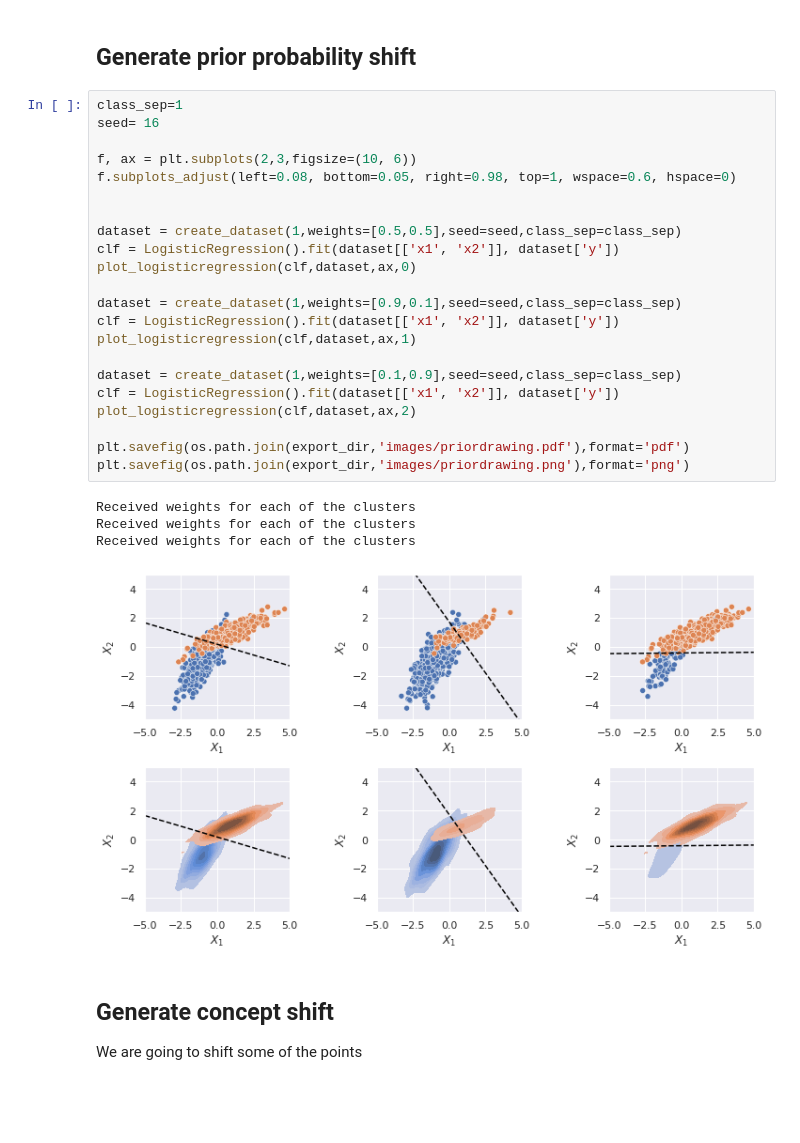
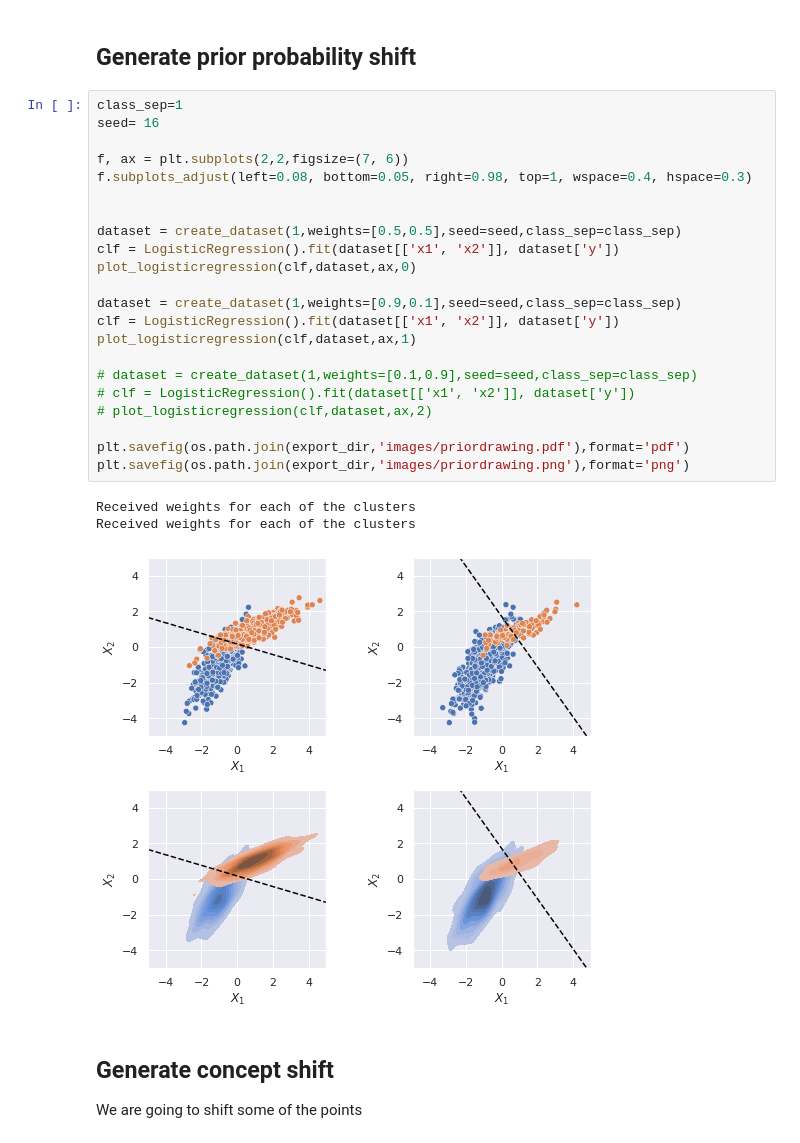
Before and after one commit to pglez82/quant_datasetshift, a Jupyter notebook: datasetshift_drawings.ipynb, the cells around one changed output. Saved outputs shown, nothing was run; the diff lists cells and outputs as text; blank space fills up the shorter version.

```diff
--- a/datasetshift_drawings.ipynb
+++ b/datasetshift_drawings.ipynb
@@ -333,30 +337,29 @@ n_samples_per_cluster [20, 480, 480, 20]
 # %%
 class_sep=1
 seed= 16
 
-f, ax = plt.subplots(2,3,figsize=(10, 6))
-f.subplots_adjust(left=0.08, bottom=0.05, right=0.98, top=1, wspace=0.6, hspace=0)
+f, ax = plt.subplots(2,2,figsize=(7, 6))
+f.subplots_adjust(left=0.08, bottom=0.05, right=0.98, top=1, wspace=0.4, hspace=0.3)
 
 
 dataset = create_dataset(1,weights=[0.5,0.5],seed=seed,class_sep=class_sep)
 clf = LogisticRegression().fit(dataset[['x1', 'x2']], dataset['y'])
 plot_logisticregression(clf,dataset,ax,0)
 
 dataset = create_dataset(1,weights=[0.9,0.1],seed=seed,class_sep=class_sep)
 clf = LogisticRegression().fit(dataset[['x1', 'x2']], dataset['y'])
 plot_logisticregression(clf,dataset,ax,1)
 
-dataset = create_dataset(1,weights=[0.1,0.9],seed=seed,class_sep=class_sep)
-clf = LogisticRegression().fit(dataset[['x1', 'x2']], dataset['y'])
-plot_logisticregression(clf,dataset,ax,2)
+# dataset = create_dataset(1,weights=[0.1,0.9],seed=seed,class_sep=class_sep)
+# clf = LogisticRegression().fit(dataset[['x1', 'x2']], dataset['y'])
+# plot_logisticregression(clf,dataset,ax,2)
 
 plt.savefig(os.path.join(export_dir,'images/priordrawing.pdf'),format='pdf')
 plt.savefig(os.path.join(export_dir,'images/priordrawing.png'),format='png')
 # %% [output]
 Received weights for each of the clusters
 Received weights for each of the clusters
-Received weights for each of the clusters
-[figure, old version]
+[figure, new version]
 # %% [markdown]
 ## Generate concept shift
 We are going to shift some of the points
```
Also changed, not shown: parts of 3 cells of this notebook.
